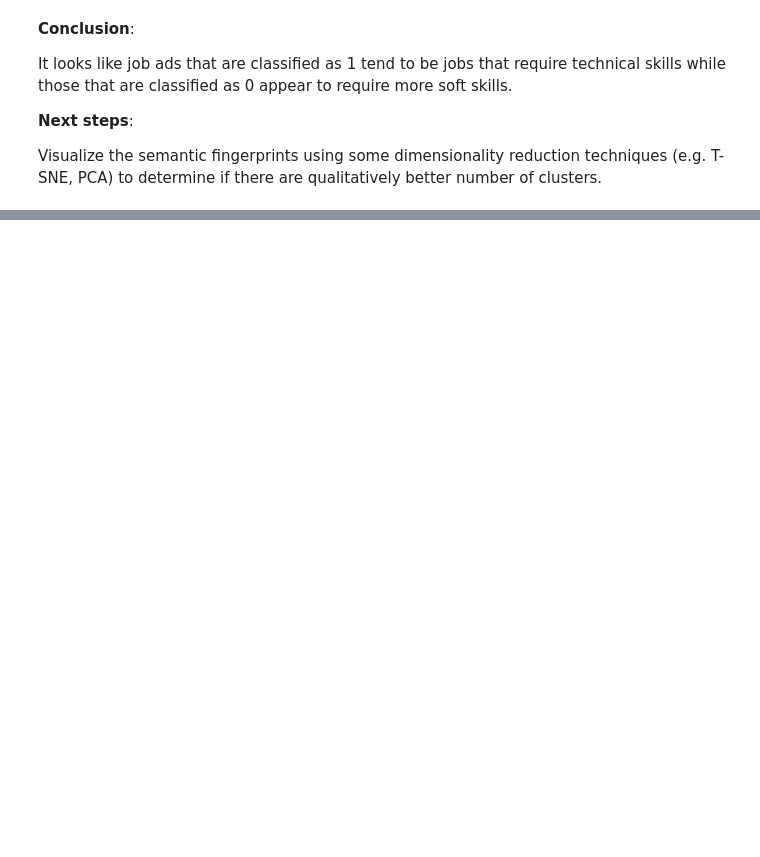
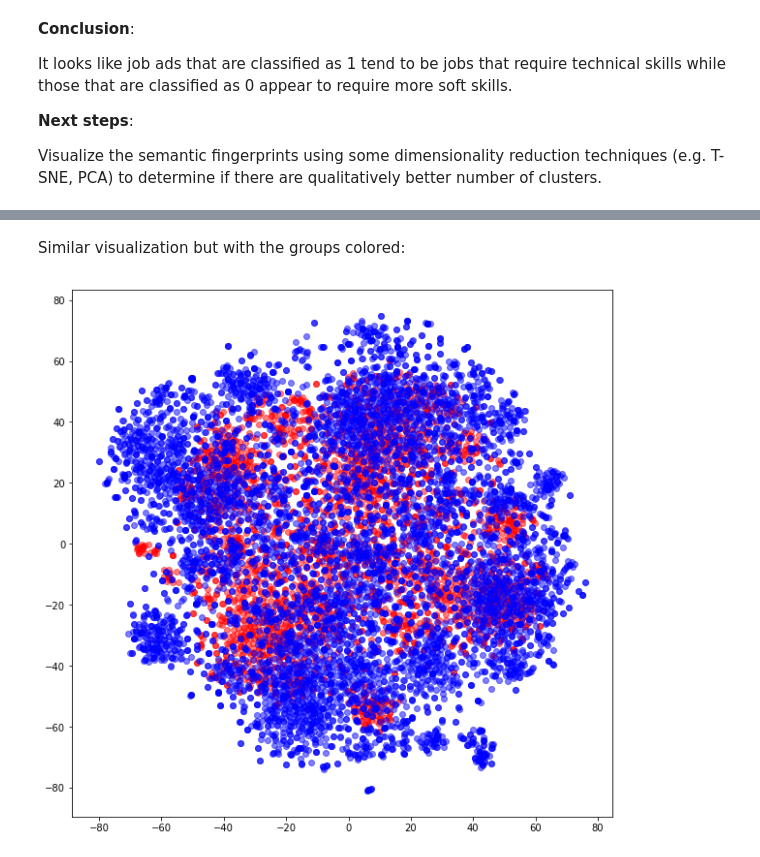
Before and after one commit to hsm207/seek, a Jupyter notebook: notebooks/question_3.ipynb, the cells around one changed output, grey strips where cells are left out. Drawn from its saved outputs; the diff is of its cells as text; code cells hidden in the pictures; blank space fills up the shorter version.

```diff
--- a/notebooks/question_3.ipynb
+++ b/notebooks/question_3.ipynb
@@ -164,0 +200,3 @@ Visualize the semantic fingerprints using some dimensionality reduction techniqu
+# %%
+%%time
+cluster_kmeans = KMeans(init='k-means++', n_clusters=2, n_init=10, n_jobs=-1).fit(feature_matrix_glove)
@@ -164,0 +213,11 @@ Visualize the semantic fingerprints using some dimensionality reduction techniqu
+# %%
+q2_glove_df['label_glove'] = cluster_kmeans.labels_
+
+group_summary = q2_glove_df\
+ .query('label_glove != -1')\
+ .groupby('label_glove')\
+ .size()\
+ .to_frame('n')\
+ .sort_values('n', ascending=False)
+
+group_summary
@@ -164,0 +279,28 @@ Visualize the semantic fingerprints using some dimensionality reduction techniqu
+# %% [markdown]
+Similar visualization but with the groups colored:
+# %%
+def get_tsne_features(df, label, n_samples = 5):
+    label_features = df\
+            .query('label_glove == @label')\
+            .sample(n_samples)\
+            .loc[:, 'glove_embeddings']
+
+    label_features = np.stack(label_features.values)
+
+    label_features = TSNE(n_components=2).fit_transform(label_features)
+
+    return label_features
+
+
+
+
+group_0 = get_tsne_features(q2_glove_df, 0, n_samples=3000)
+group_1 = get_tsne_features(q2_glove_df, 0, n_samples=7000)
+
+
+plt.figure(figsize=(10, 10))
+plt.scatter(group_0[:, 0], group_0[:, 1], color='red', alpha=0.5)
+plt.scatter(group_1[:, 0], group_1[:, 1], color = 'blue', alpha=0.5)
+plt.show()
+# %% [output]
+[figure, added]
```
Also changed, not shown: parts of 32 cells of this notebook.
